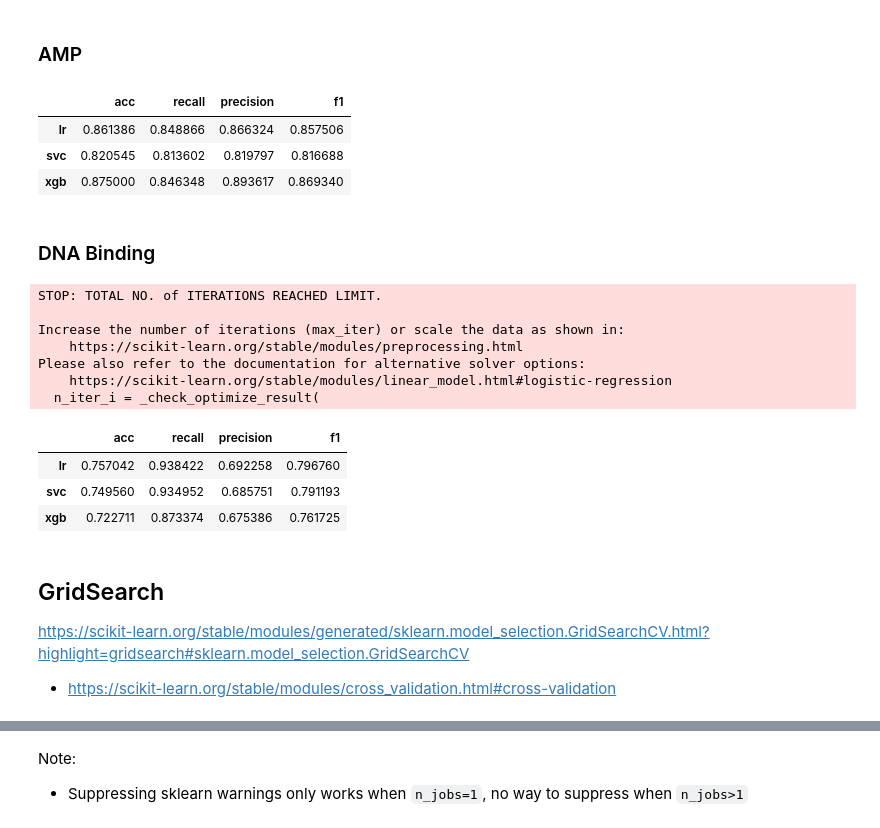
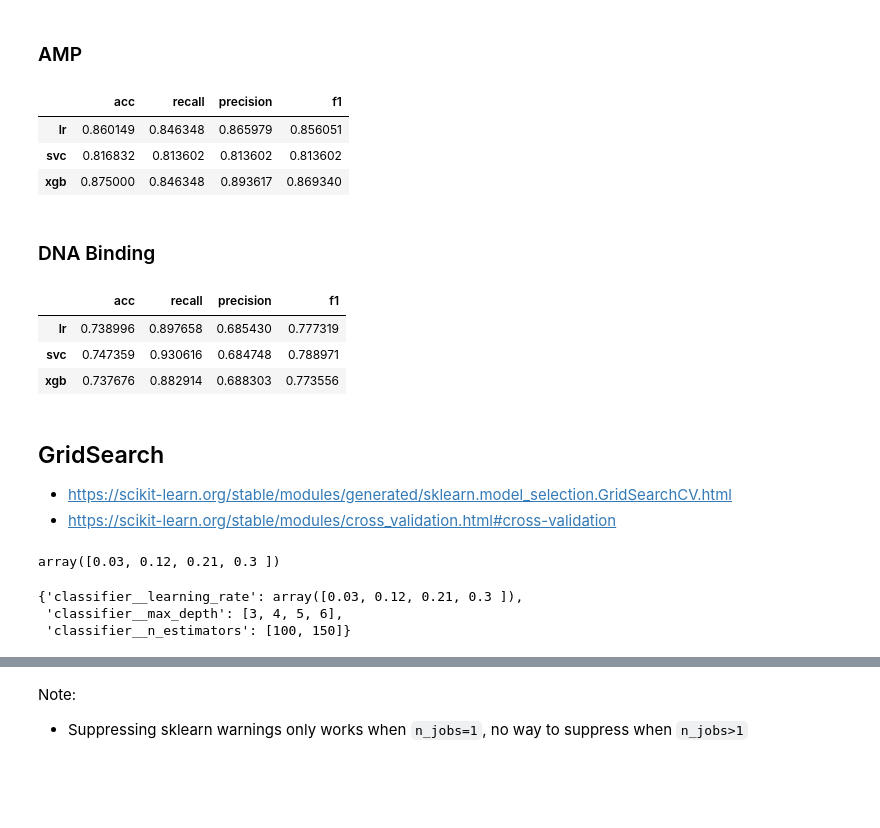
Before and after one commit to vin00d/peptide, a Jupyter notebook: 04_baseline_models.ipynb, the cells around one changed output, grey strips where cells are left out. Cells and saved outputs as stored; diff of their text form; code cells hidden in the pictures; blank space fills up the shorter version.

```diff
--- a/04_baseline_models.ipynb
+++ b/04_baseline_models.ipynb
@@ -38 +30,5 @@ merged_train_df, merged_test_df = get_all_data(merge=True)
+# %%
+acp_data = ACPDataset(DATA_STORE)
+amp_data = AMPDataset(DATA_STORE)
+dnabind_data = DNABindDataset(DATA_STORE)
 # %%
@@ -56,8 +52 @@ amp_test_df.head(5)
-# %%
-amp_train_df, amp_train_features, amp_train_labels = extract_features_labels(
-    amp_train_df, max_seq_len=150
-)
-amp_test_df, amp_test_features, amp_test_labels = extract_features_labels(
-    amp_test_df, max_seq_len=150
-)
 # %%
@@ -384,47 +352,38 @@ get_all_scores(all_preds, y_test, models=MODELS)
 # %% [markdown]
 ### AMP
 # %%
-X_train, y_train = amp_train_features, amp_train_labels["label_amp"].to_numpy()
-X_test, y_test = amp_test_features, amp_test_labels["label_amp"].to_numpy()
+X_train, y_train = amp_data.X_train, amp_data.y_train
+X_test, y_test = amp_data.X_test, amp_data.y_test
 
 all_preds = train_predict_allmodels(X_train, y_train, X_test, models=MODELS)
 get_all_scores(all_preds, y_test, models=MODELS)
 # %% [output]
 |  | acc | recall | precision | f1 |
-| lr | 0.861386 | 0.848866 | 0.866324 | 0.857506 |
-| svc | 0.820545 | 0.813602 | 0.819797 | 0.816688 |
+| lr | 0.860149 | 0.846348 | 0.865979 | 0.856051 |
+| svc | 0.816832 | 0.813602 | 0.813602 | 0.813602 |
 | xgb | 0.875000 | 0.846348 | 0.893617 | 0.869340 |
 # %% [markdown]
 ### DNA Binding
 # %%
-X_train, y_train = (
-    dna_bind_train_features,
-    dna_bind_train_labels["label_dna_bind"].to_numpy(),
-)
-X_test, y_test = (
-    dna_bind_test_features,
-    dna_bind_test_labels["label_dna_bind"].to_numpy(),
-)
+X_train, y_train = dnabind_data.X_train, dnabind_data.y_train
+X_test, y_test = dnabind_data.X_test, dnabind_data.y_test
 
 all_preds = train_predict_allmodels(X_train, y_train, X_test, models=MODELS)
 get_all_scores(all_preds, y_test, models=MODELS)
 # %% [output]
-STOP: TOTAL NO. of ITERATIONS REACHED LIMIT.
-
-Increase the number of iterations (max_iter) or scale the data as shown in:
-    https://scikit-learn.org/stable/modules/preprocessing.html
-Please also refer to the documentation for alternative solver options:
-    https://scikit-learn.org/stable/modules/linear_model.html#logistic-regression
-  n_iter_i = _check_optimize_result(
 |  | acc | recall | precision | f1 |
-| lr | 0.757042 | 0.938422 | 0.692258 | 0.796760 |
-| svc | 0.749560 | 0.934952 | 0.685751 | 0.791193 |
-| xgb | 0.722711 | 0.873374 | 0.675386 | 0.761725 |
+| lr | 0.738996 | 0.897658 | 0.685430 | 0.777319 |
+| svc | 0.747359 | 0.930616 | 0.684748 | 0.788971 |
+| xgb | 0.737676 | 0.882914 | 0.688303 | 0.773556 |
 # %% [markdown]
 ## GridSearch
 
-https://scikit-learn.org/stable/modules/generated/sklearn.model_selection.GridSearchCV.html?highlight=gridsearch#sklearn.model_selection.GridSearchCV
+- https://scikit-learn.org/stable/modules/generated/sklearn.model_selection.GridSearchCV.html
 - https://scikit-learn.org/stable/modules/cross_validation.html#cross-validation
+# %%
+np.linspace(0.03, 0.3, 4)
+# %% [output]
+array([0.03, 0.12, 0.21, 0.3 ])
 # %%
 def create_param_grid(model: str) -> dict:
     """Create and return a gird search param grid"""
@@ -473,3 +432,10 @@ def create_param_grid(model: str) -> dict:
         raise Exception("model needs to be one of 'lr', 'svm' or 'xgb'")
 
     return param_grid
+# %%
+params = create_param_grid('xgb')
+params
+# %% [output]
+{'classifier__learning_rate': array([0.03, 0.12, 0.21, 0.3 ]),
+ 'classifier__max_depth': [3, 4, 5, 6],
+ 'classifier__n_estimators': [100, 150]}
```
Also changed, not shown: parts of 21 cells of this notebook, 4 other files.
